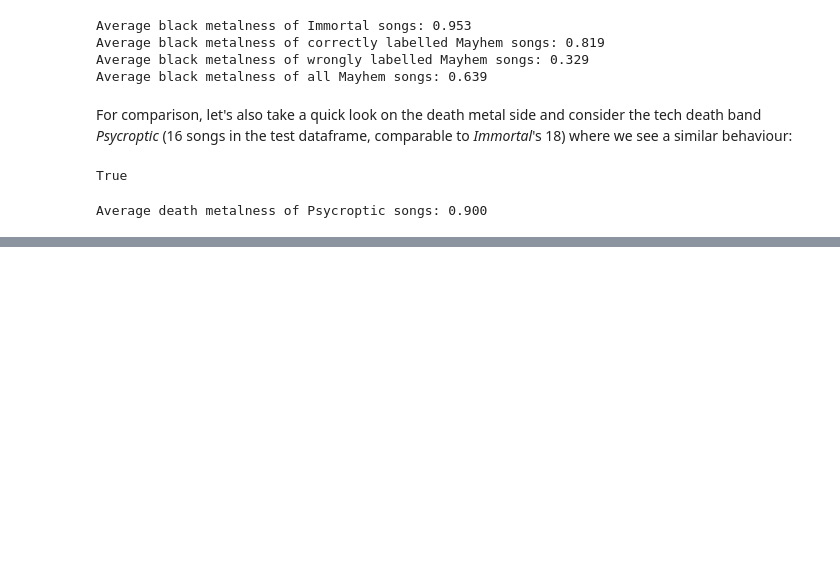
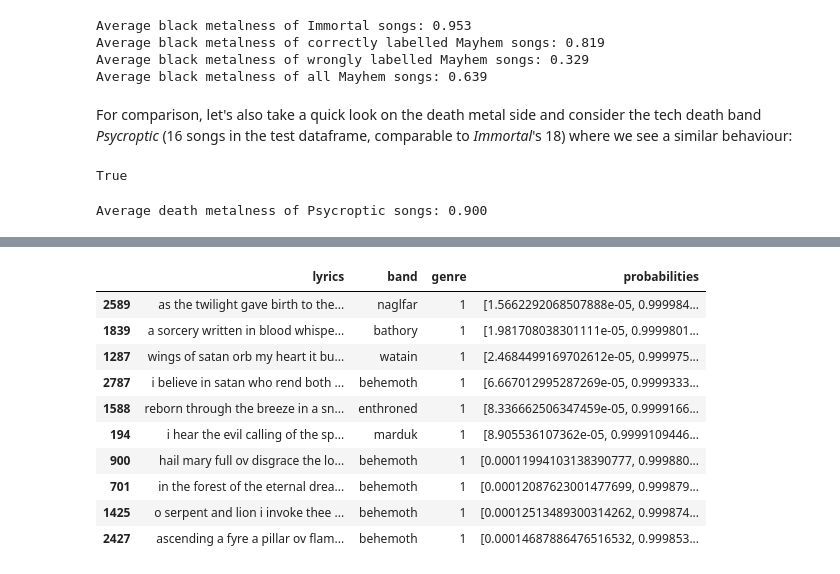
Before and after one commit to maraungu/metal-classifier, a Jupyter notebook: metal-classification.ipynb, the cells around one changed output, grey strips where cells are left out. Saved outputs shown, nothing was run; the diff lists cells and outputs as text; code cells hidden in the pictures; blank space fills up the shorter version.

```diff
--- a/metal-classification.ipynb
+++ b/metal-classification.ipynb
@@ -448,0 +489,15 @@ Average death metalness of Psycroptic songs: 0.900
+# %%
+df_correct_predictions_sorted = df_correct_predictions.sort_values(by=['probabilities'])
+df_correct_predictions_sorted.head(10)
+# %% [output]
+|  | lyrics | band | genre | probabilities |
+| 2589 | as the twilight gave birth to the... | naglfar | 1 | [1.5662292068507888e-05, 0.999984... |
+| 1839 | a sorcery written in blood whispe... | bathory | 1 | [1.981708038301111e-05, 0.9999801... |
+| 1287 | wings of satan orb my heart it bu... | watain | 1 | [2.4684499169702612e-05, 0.999975... |
+| 2787 | i believe in satan who rend both ... | behemoth | 1 | [6.667012995287269e-05, 0.9999333... |
+| 1588 | reborn through the breeze in a sn... | enthroned | 1 | [8.336662506347459e-05, 0.9999166... |
+| 194 | i hear the evil calling of the sp... | marduk | 1 | [8.905536107362e-05, 0.9999109446... |
+| 900 | hail mary full ov disgrace the lo... | behemoth | 1 | [0.00011994103138390777, 0.999880... |
+| 701 | in the forest of the eternal drea... | behemoth | 1 | [0.00012087623001477699, 0.999879... |
+| 1425 | o serpent and lion i invoke thee ... | behemoth | 1 | [0.00012513489300314262, 0.999874... |
+| 2427 | ascending a fyre a pillar ov flam... | behemoth | 1 | [0.00014687886476516532, 0.999853... |
```
Also changed, not shown: parts of 37 cells of this notebook.
